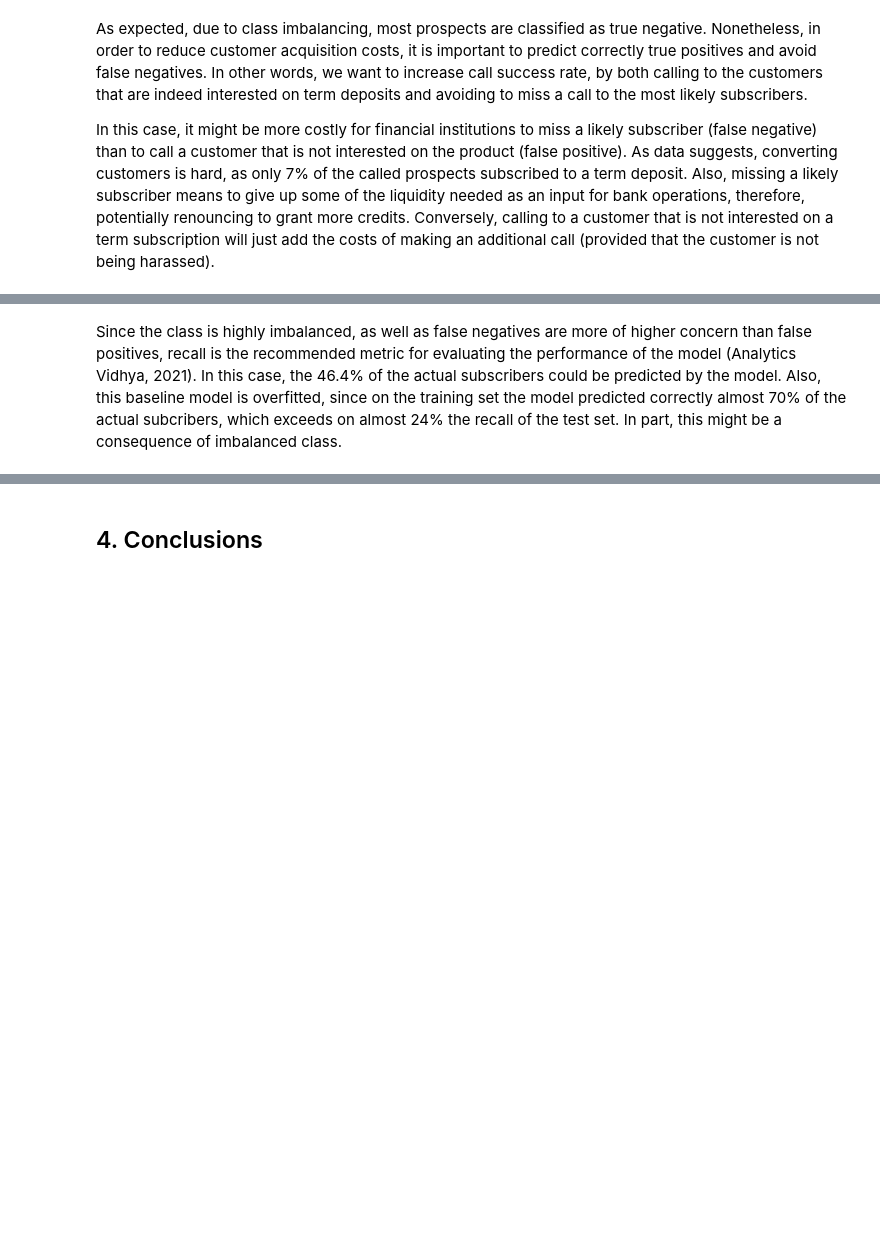
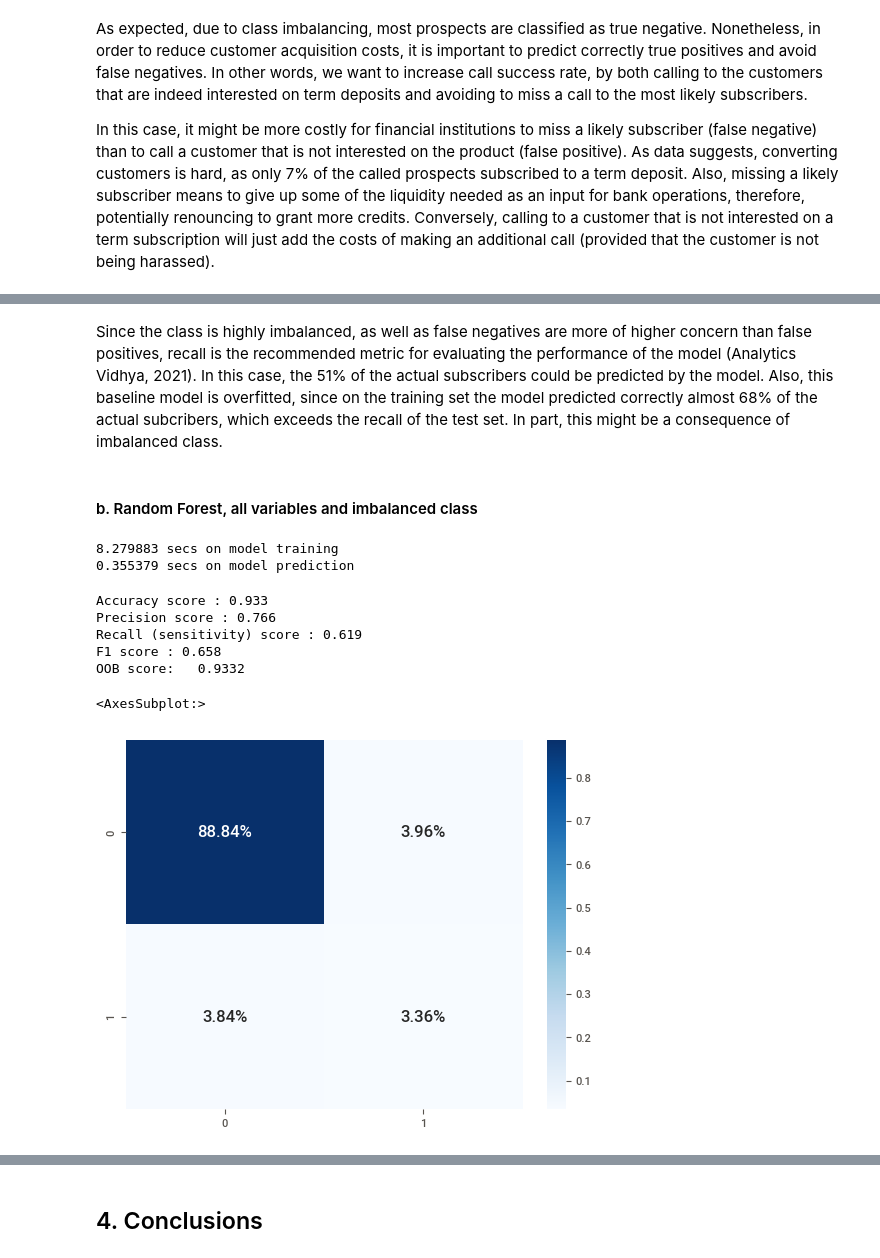
Before and after one commit to mauricio-vasquez/PurchaseIntentPrediction, a Jupyter notebook: Project 2 - PurchaseIntentPrediction.ipynb, the cells around one changed output, grey strips where cells are left out. Saved outputs shown, nothing was run; the diff lists cells and outputs as text; code cells hidden in the pictures; blank space fills up the shorter version.

```diff
--- a/Project 2 - PurchaseIntentPrediction.ipynb
+++ b/Project 2 - PurchaseIntentPrediction.ipynb
@@ -741,15 +622,0 @@ X_train = scale_numeric_columns(X_train, num_cols)
-# %%
-"""
-# Concatenate encoded variables with dataframe
-X_train = pd.concat([X_train, X_nom], axis=1)
-X_train.info()
-
-"""
-# %%
-"""
-
-# Drop original string columns from train dataset
-non_string_columns = X_train.select_dtypes(include=[np.number, 'int', 'category']).columns
-X_train = X_train_nom[non_string_columns]
-
-"""
@@ -756,3 +626,6 @@ X_train = X_train_nom[non_string_columns]
+# %%
+X_train = scale_numeric_columns(X_train, num_cols)
+X_test = scale_numeric_columns(X_test, num_cols)
 # %% [markdown]
 ## 3. Model training, selection and evaluation
 # %% [markdown]
@@ -793,2 +699,52 @@ print(metrics.classification_report(Y_test, y_pred, target_names=tagsy, digits=3
 # %% [markdown]
-Since the class is highly imbalanced, as well as false negatives are more of higher concern than false positives, recall is the recommended metric for evaluating the performance of the model (Analytics Vidhya, 2021). In this case, the 46.4% of the actual subscribers could be predicted by the model. Also, this baseline model is overfitted, since on the training set the model predicted correctly almost 70% of the actual subcribers, which exceeds on almost 24% the recall of the test set. In part, this might be a consequence of imbalanced class.
+Since the class is highly imbalanced, as well as false negatives are more of higher concern than false positives, recall is the recommended metric for evaluating the performance of the model (Analytics Vidhya, 2021). In this case, the 51% of the actual subscribers could be predicted by the model. Also, this baseline model is overfitted, since on the training set the model predicted correctly almost 68% of the actual subcribers, which exceeds the recall of the test set. In part, this might be a consequence of imbalanced class.
+# %% [markdown]
+#### b. Random Forest, all variables and imbalanced class
+# %%
+## Model training
+rfmodel = RandomForestClassifier(oob_score = True, random_state=42)
+# Train model and measure latency
+start = time.perf_counter()
+rf = rfmodel.fit(X_train, Y_train)
+end = time.perf_counter() - start
+print('{:.6f} secs on model training'.format(end))
+
+
+## Prediction
+# Train model and measure latency
+start = time.perf_counter()
+y_pred = rf.predict(X_test)
+end = time.perf_counter() - start
+print('{:.6f} secs on model prediction'.format(end))
+# %% [output]
+8.279883 secs on model training
+0.355379 secs on model prediction
+# %%
+# Model evaluation:
+    # Training data performance
+
+scoring = {'acc': 'accuracy',
+           'prec_macro': 'precision_macro',
+           'rec_macro': 'recall_macro',
+           'f1_macro': 'f1_macro'}
+
+scores = cross_validate(rf, X_train, Y_train, cv=10, scoring=scoring)
+
+print ('Accuracy score : %.3f' % scores['test_acc'].mean())
+print ('Precision score : %.3f' % scores['test_prec_macro'].mean())
+print ('Recall (sensitivity) score : %.3f' % scores['test_rec_macro'].mean())
+print ('F1 score : %.3f' % scores['test_f1_macro'].mean())
+print(f"OOB score: {rf.oob_score_:>8.4f}")
+# %% [output]
+Accuracy score : 0.933
+Precision score : 0.766
+Recall (sensitivity) score : 0.619
+F1 score : 0.658
+OOB score:   0.9332
+# %%
+# Confusion matrix
+cf_matrix = confusion_matrix(Y_test, y_pred)
+sns.heatmap(cf_matrix/np.sum(cf_matrix),annot=True, fmt='.2%', cmap='Blues')
+# %% [output]
+<AxesSubplot:>
+[figure, added]
```
Also changed, not shown: parts of 90 cells of this notebook.
